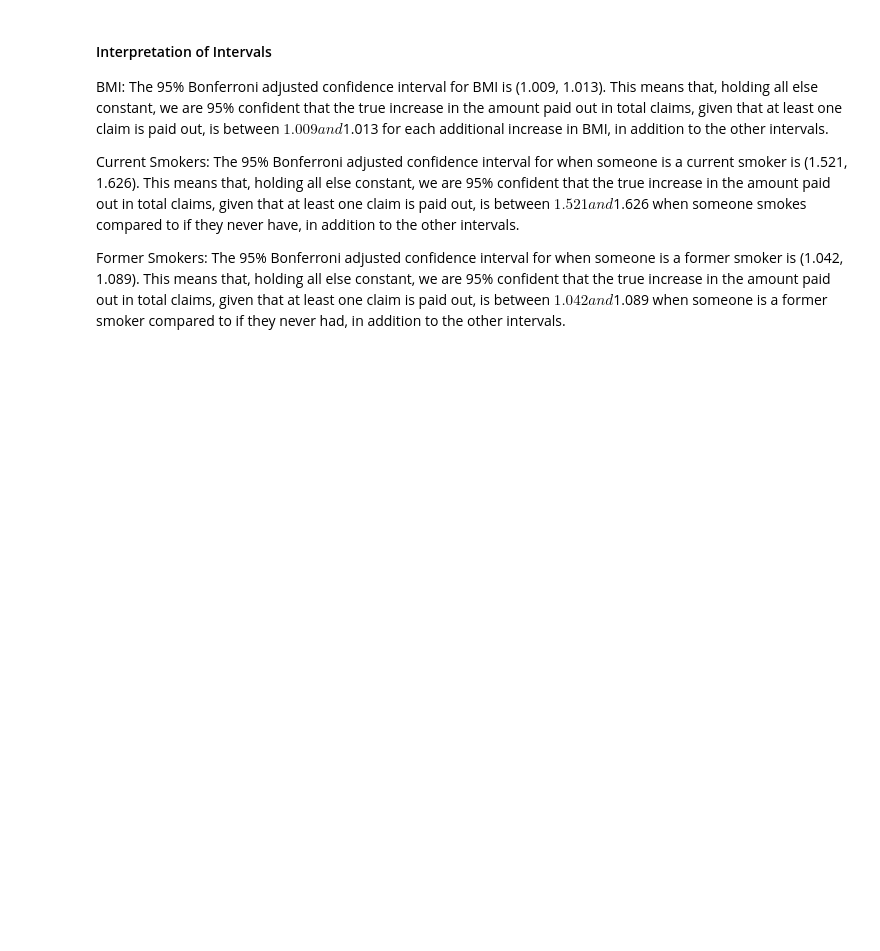
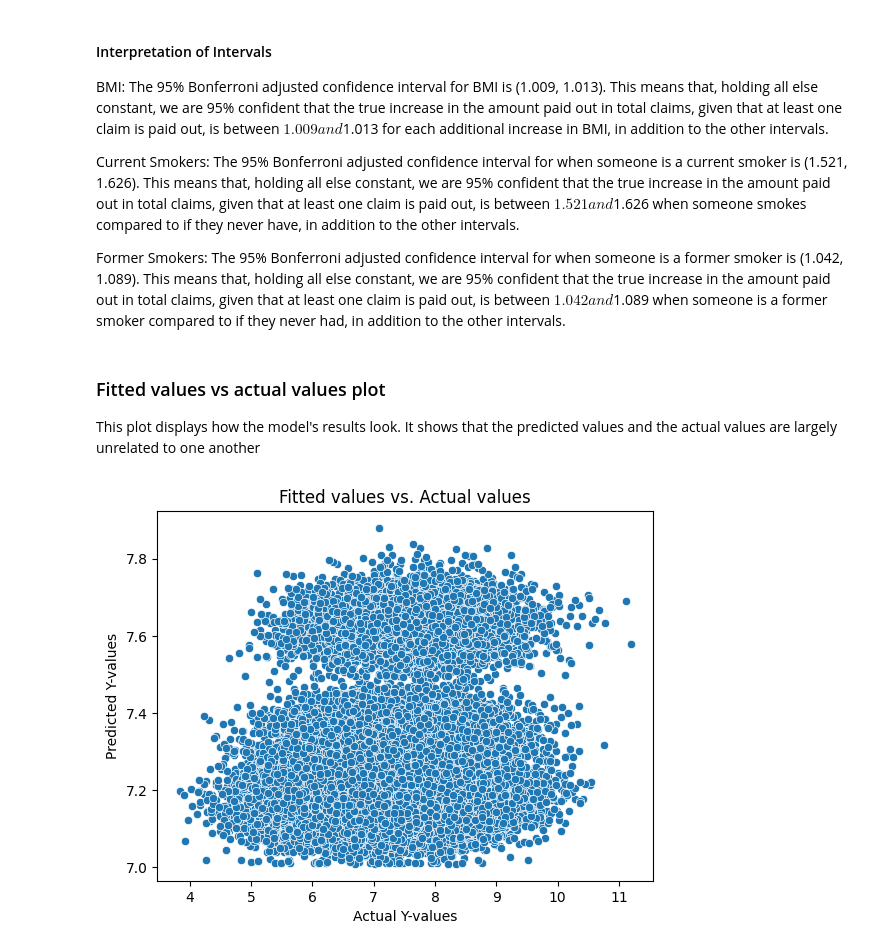
Before and after one commit to jmc8290/dataScienceFoundationsProject, a Jupyter notebook: workbooks/linearAssumptionsWorkbook.ipynb, the cells around one changed output. Saved outputs shown, nothing was run; the diff lists cells and outputs as text; code cells hidden in the pictures; blank space fills up the shorter version.

```diff
--- a/workbooks/linearAssumptionsWorkbook.ipynb
+++ b/workbooks/linearAssumptionsWorkbook.ipynb
@@ -266,3 +275,16 @@ BMI: The 95% Bonferroni adjusted confidence interval for BMI is (1.009, 1.013).
 Current Smokers: The 95% Bonferroni adjusted confidence interval for when someone is a current smoker is (1.521, 1.626). This means that, holding all else constant, we are 95% confident that the true increase in the amount paid out in total claims, given that at least one claim is paid out, is between $1.521 and $1.626 when someone smokes compared to if they never have, in addition to the other intervals.
 
 Former Smokers: The 95% Bonferroni adjusted confidence interval for when someone is a former smoker is (1.042, 1.089). This means that, holding all else constant, we are 95% confident that the true increase in the amount paid out in total claims, given that at least one claim is paid out, is between $1.042 and $1.089 when someone is a former smoker compared to if they never had, in addition to the other intervals.
+# %% [markdown]
+### Fitted values vs actual values plot
+
+This plot displays how the model's results look. It shows that the predicted values and the actual values are largely unrelated to one another
+# %%
+yhat = magnitude_model.fittedvalues
+sns.scatterplot(y = yhat, x = ymag)
+plt.title("Fitted values vs. Actual values")
+plt.xlabel("Actual Y-values")
+plt.ylabel("Predicted Y-values")
+plt.show()
+# %% [output]
+[figure, added]
```
Also changed, not shown: parts of 5 cells of this notebook, 6 other files.
